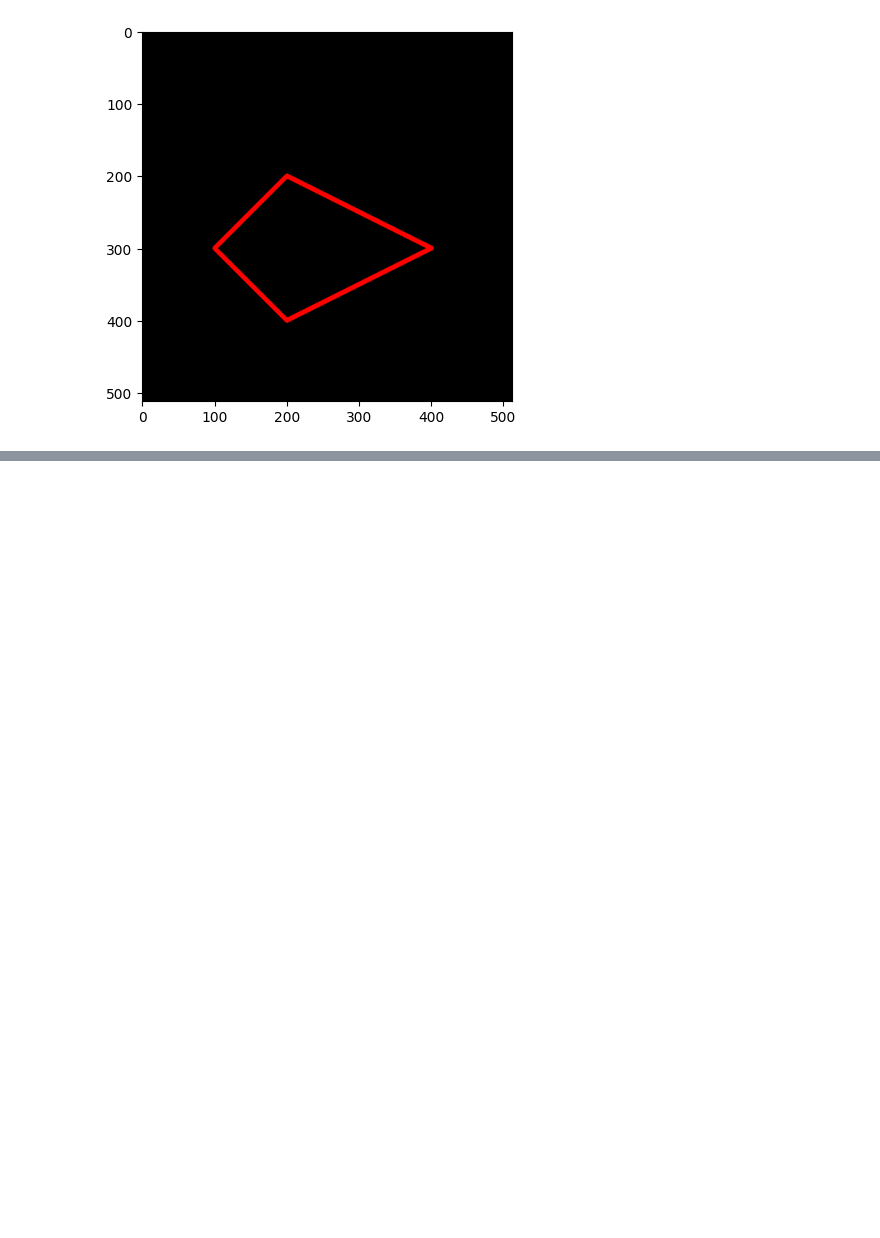
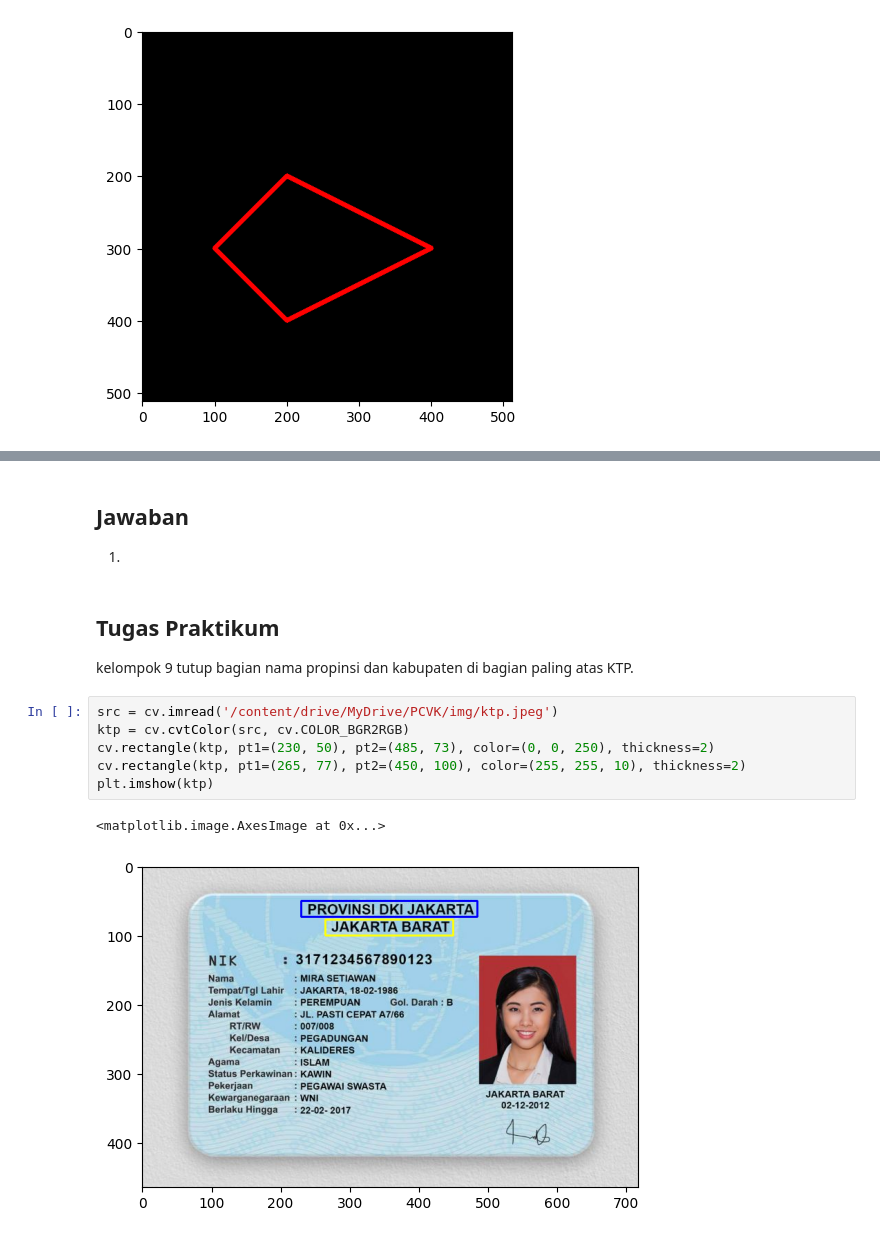
Before and after one commit to putriayualc/PCVK_Ganjil_2024, a Jupyter notebook: Week2.ipynb, the cells around one changed output, grey strips where cells are left out. Saved outputs shown, nothing was run; the diff lists cells and outputs as text; blank space fills up the shorter version.

Commit message:
Tugas praktikum

```diff
--- a/Week2.ipynb
+++ b/Week2.ipynb
@@ -131,0 +151,17 @@ plt.imshow(black_img2)
+# %% [markdown]
+## Jawaban
+
+1.
+# %% [markdown]
+## Tugas Praktikum
+
+kelompok 9 tutup bagian nama propinsi dan kabupaten di bagian paling atas KTP.
+# %%
+src = cv.imread('/content/drive/MyDrive/PCVK/img/ktp.jpeg')
+ktp = cv.cvtColor(src, cv.COLOR_BGR2RGB)
+cv.rectangle(ktp, pt1=(230, 50), pt2=(485, 73), color=(0, 0, 250), thickness=2)
+cv.rectangle(ktp, pt1=(265, 77), pt2=(450, 100), color=(255, 255, 10), thickness=2)
+plt.imshow(ktp)
+# %% [output]
+<matplotlib.image.AxesImage at 0x...>
+[figure, added]
```
Also changed, not shown: parts of 1 cell of this notebook.
